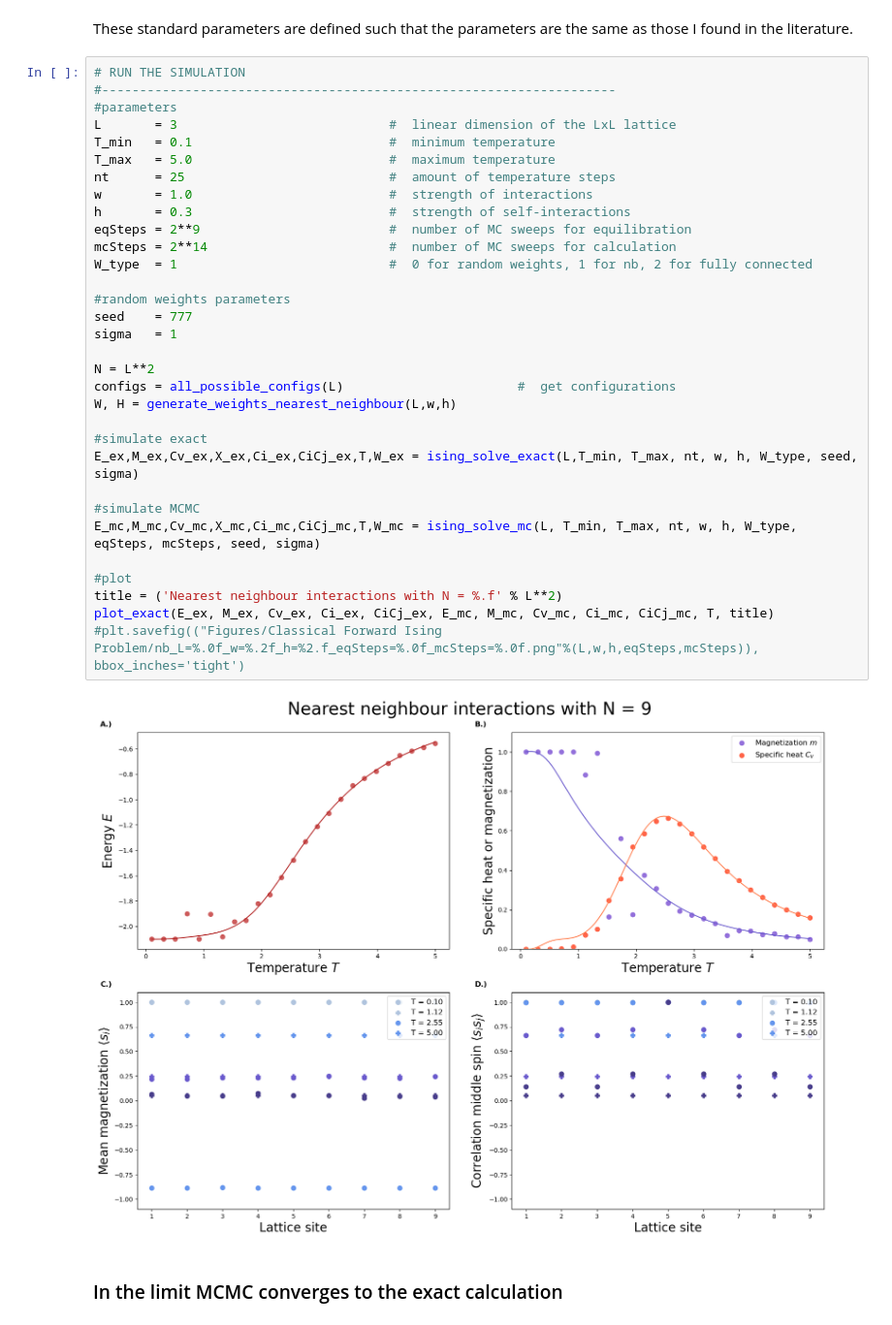
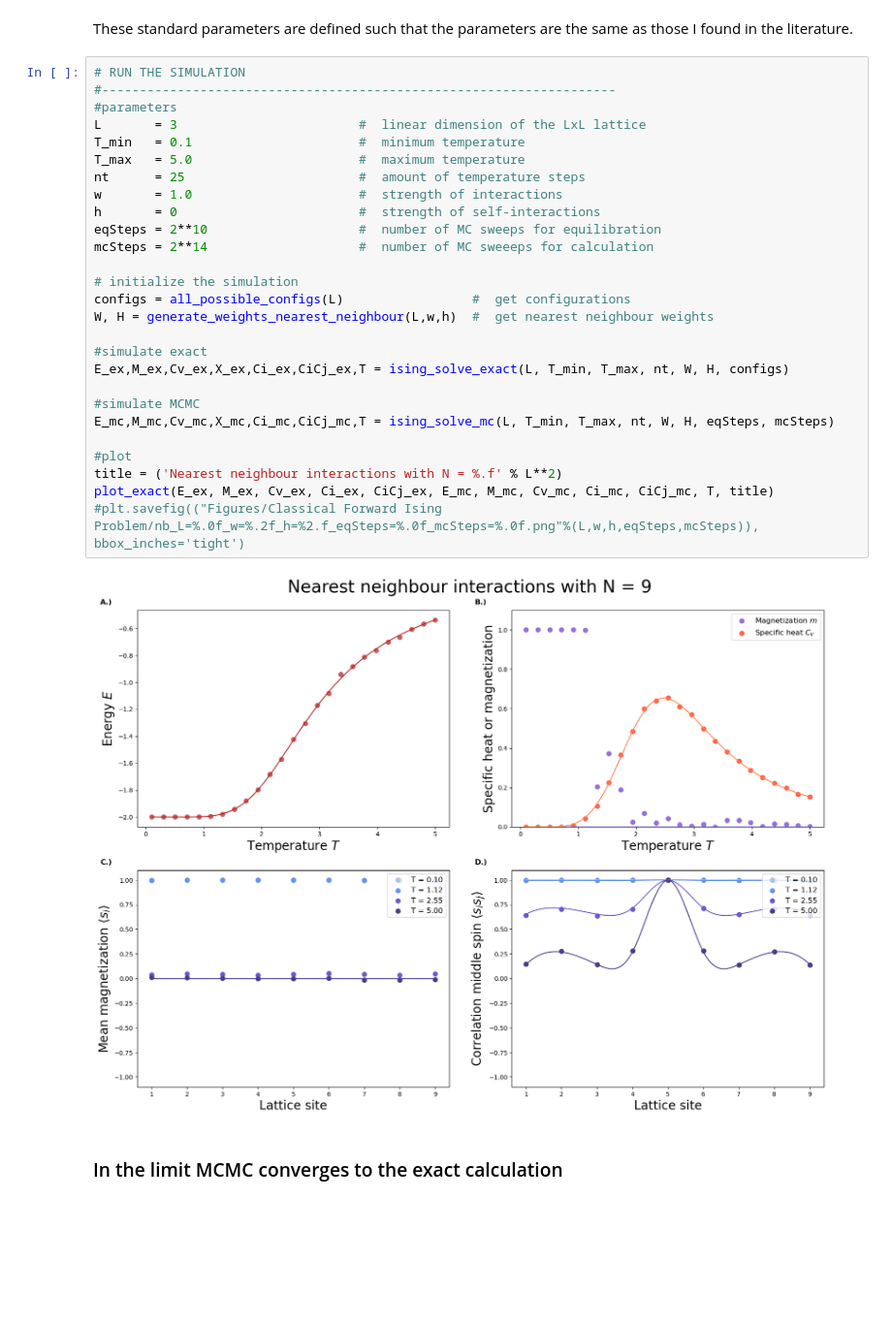
Before and after one commit to Victor-Alessandro/QBM-code, a Jupyter notebook: Classical Forward Ising Problem.ipynb, the cells around one changed output. Shown: that part at 97% size. Cells and saved outputs as stored; diff of their text form; blank space fills up the shorter version.

```diff
--- a/Classical Forward Ising Problem.ipynb
+++ b/Classical Forward Ising Problem.ipynb
@@ -286,37 +288,32 @@ These standard parameters are defined such that the parameters are the same as t
 # %%
 # RUN THE SIMULATION
 #--------------------------------------------------------------------
 #parameters
-L       = 3                            #  linear dimension of the LxL lattice
-T_min   = 0.1                          #  minimum temperature
-T_max   = 5.0                          #  maximum temperature
-nt      = 25                           #  amount of temperature steps
-w       = 1.0                          #  strength of interactions
-h       = 0.3                          #  strength of self-interactions
-eqSteps = 2**9                         #  number of MC sweeps for equilibration
-mcSteps = 2**14                        #  number of MC sweeps for calculation
-W_type  = 1                            #  0 for random weights, 1 for nb, 2 for fully connected
+L       = 3                        #  linear dimension of the LxL lattice
+T_min   = 0.1                      #  minimum temperature
+T_max   = 5.0                      #  maximum temperature
+nt      = 25                       #  amount of temperature steps
+w       = 1.0                      #  strength of interactions
+h       = 0                        #  strength of self-interactions
+eqSteps = 2**10                    #  number of MC sweeps for equilibration
+mcSteps = 2**14                    #  number of MC sweeeps for calculation
 
-#random weights parameters
-seed    = 777
-sigma   = 1
-
-N = L**2
-configs = all_possible_configs(L)                       #  get configurations
-W, H = generate_weights_nearest_neighbour(L,w,h)
+# initialize the simulation
+configs = all_possible_configs(L)                 #  get configurations
+W, H = generate_weights_nearest_neighbour(L,w,h)  #  get nearest neighbour weights
 
 #simulate exact
-E_ex,M_ex,Cv_ex,X_ex,Ci_ex,CiCj_ex,T,W_ex = ising_solve_exact(L,T_min, T_max, nt, w, h, W_type, seed, sigma)
+E_ex,M_ex,Cv_ex,X_ex,Ci_ex,CiCj_ex,T = ising_solve_exact(L, T_min, T_max, nt, W, H, configs)
 
 #simulate MCMC
-E_mc,M_mc,Cv_mc,X_mc,Ci_mc,CiCj_mc,T,W_mc = ising_solve_mc(L, T_min, T_max, nt, w, h, W_type, eqSteps, mcSteps, seed, sigma)
+E_mc,M_mc,Cv_mc,X_mc,Ci_mc,CiCj_mc,T = ising_solve_mc(L, T_min, T_max, nt, W, H, eqSteps, mcSteps)
 
 #plot
 title = ('Nearest neighbour interactions with N = %.f' % L**2)
 plot_exact(E_ex, M_ex, Cv_ex, Ci_ex, CiCj_ex, E_mc, M_mc, Cv_mc, Ci_mc, CiCj_mc, T, title)
 #plt.savefig(("Figures/Classical Forward Ising Problem/nb_L=%.0f_w=%.2f_h=%2.f_eqSteps=%.0f_mcSteps=%.0f.png"%(L,w,h,eqSteps,mcSteps)), bbox_inches='tight')
 # %% [output]
-[figure, old version]
+[figure, new version]
 # %% [markdown]
 ### In the limit MCMC converges to the exact calculation
 # %%
```
Also changed, not shown: parts of 4 cells of this notebook.
